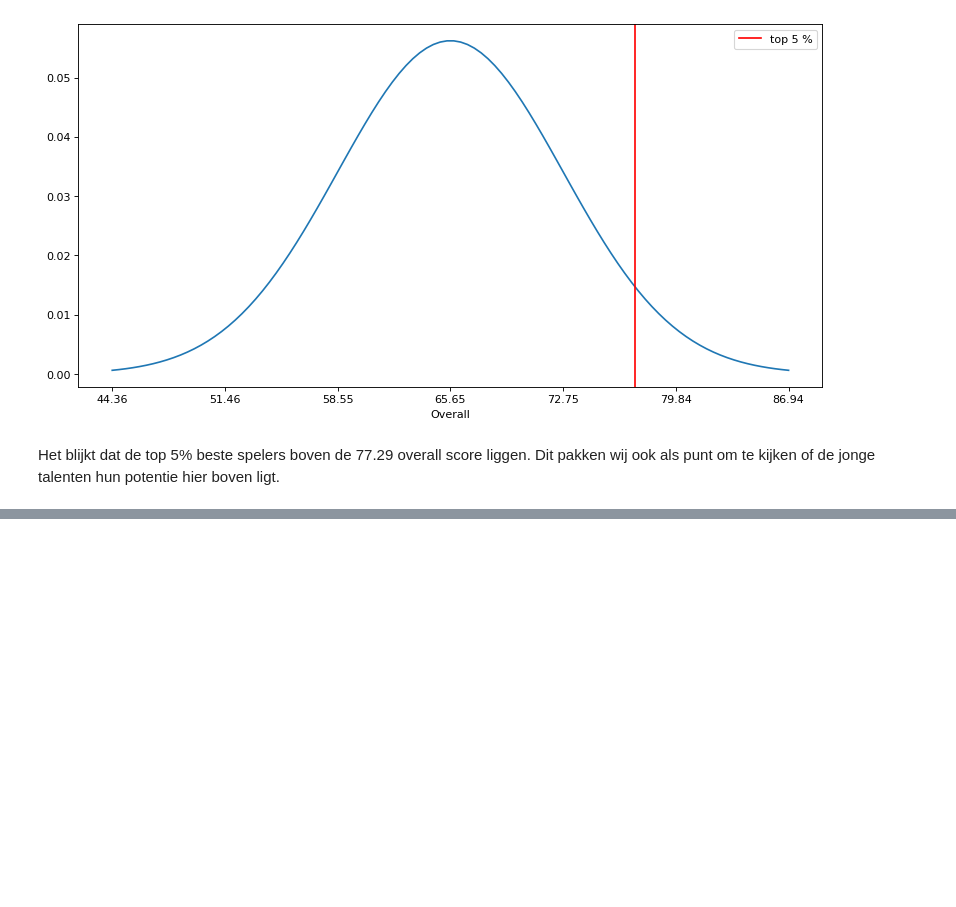
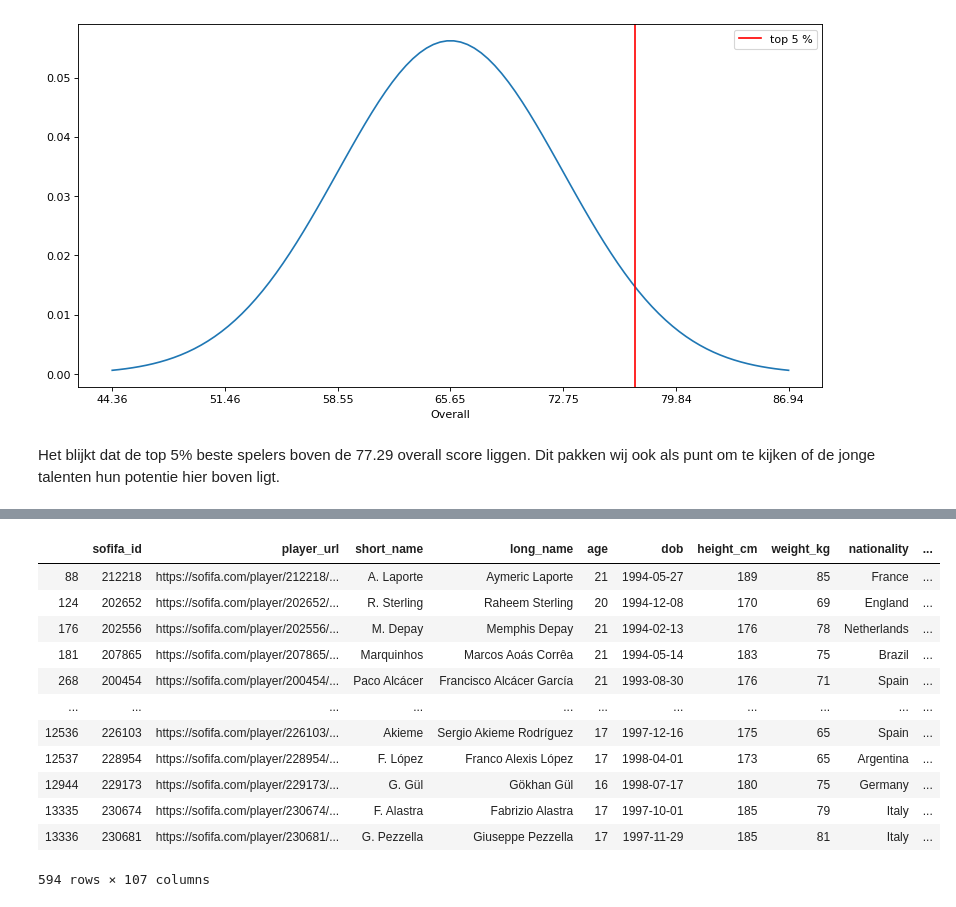
Before and after one commit to Redouanelh/casusopdracht, a Jupyter notebook: fifa19/casusopdracht_onderzoeksvragen.ipynb, the cells around one changed output, grey strips where cells are left out. Drawn from its saved outputs; the diff is of its cells as text; code cells hidden in the pictures; blank space fills up the shorter version.

```diff
--- a/fifa19/casusopdracht_onderzoeksvragen.ipynb
+++ b/fifa19/casusopdracht_onderzoeksvragen.ipynb
@@ -827,0 +798,17 @@ extern_filter
+# %%
+df = df.loc[df['potential'] >= top5]
+df
+# %% [output]
+|  | sofifa_id | player_url | short_name | long_name | age | dob | height_cm | weight_kg | nationality | ... |
+| 88 | 212218 | https://sofifa.com/player/212218/... | A. Laporte | Aymeric Laporte | 21 | 1994-05-27 | 189 | 85 | France | ... |
+| 124 | 202652 | https://sofifa.com/player/202652/... | R. Sterling | Raheem Sterling | 20 | 1994-12-08 | 170 | 69 | England | ... |
+| 176 | 202556 | https://sofifa.com/player/202556/... | M. Depay | Memphis Depay | 21 | 1994-02-13 | 176 | 78 | Netherlands | ... |
+| 181 | 207865 | https://sofifa.com/player/207865/... | Marquinhos | Marcos Aoás Corrêa | 21 | 1994-05-14 | 183 | 75 | Brazil | ... |
+| 268 | 200454 | https://sofifa.com/player/200454/... | Paco Alcácer | Francisco Alcácer García | 21 | 1993-08-30 | 176 | 71 | Spain | ... |
+| ... | ... | ... | ... | ... | ... | ... | ... | ... | ... | ... |
+| 12536 | 226103 | https://sofifa.com/player/226103/... | Akieme | Sergio Akieme Rodríguez | 17 | 1997-12-16 | 175 | 65 | Spain | ... |
+| 12537 | 228954 | https://sofifa.com/player/228954/... | F. López | Franco Alexis López | 17 | 1998-04-01 | 173 | 65 | Argentina | ... |
+| 12944 | 229173 | https://sofifa.com/player/229173/... | G. Gül | Gökhan Gül | 16 | 1998-07-17 | 180 | 75 | Germany | ... |
+| 13335 | 230674 | https://sofifa.com/player/230674/... | F. Alastra | Fabrizio Alastra | 17 | 1997-10-01 | 185 | 79 | Italy | ... |
+| 13336 | 230681 | https://sofifa.com/player/230681/... | G. Pezzella | Giuseppe Pezzella | 17 | 1997-11-29 | 185 | 81 | Italy | ... |
+594 rows × 107 columns
```
Also changed, not shown: parts of 14 cells of this notebook.
